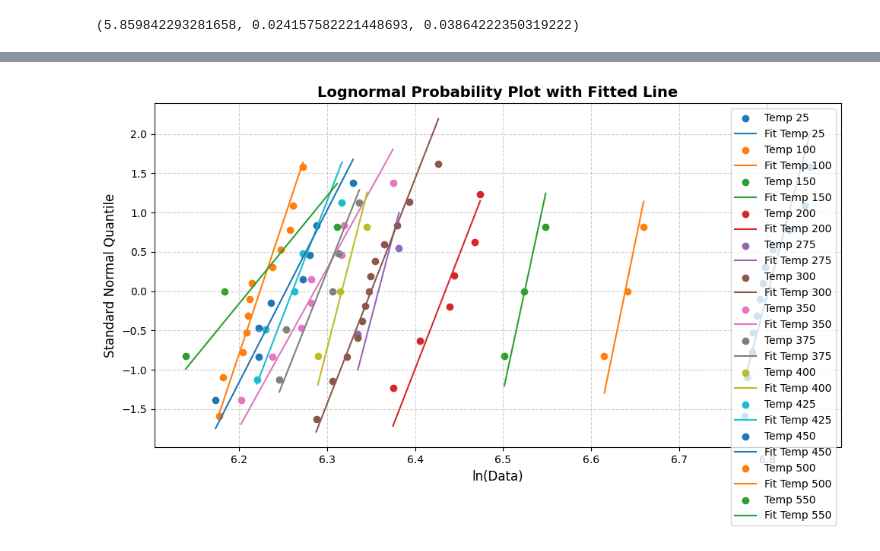
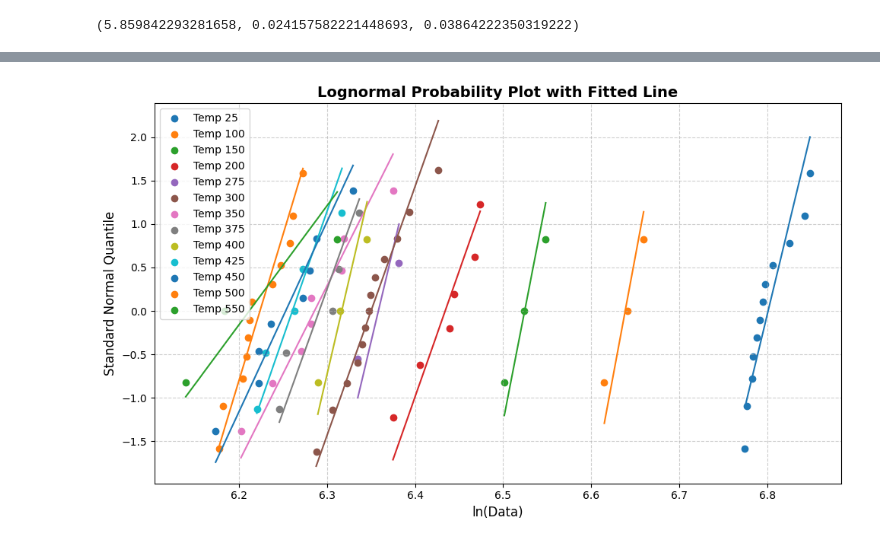
Before and after one commit to Mohit-coder-droid/Probabilistic-model, a Jupyter notebook: exp.ipynb, the cells around one changed output, grey strips where cells are left out. Cells and saved outputs as stored; diff of their text form; code cells hidden in the pictures.

```diff
--- a/exp.ipynb
+++ b/exp.ipynb
@@ -15,3 +35,23 @@ Y_values = df['Mpa'].values
+# %%
+def line_fit_plot(model):
+    plt.figure(figsize=(10, 6))
+
+    for temp in df_dict.keys():
+        data = df_dict[temp]["Mpa"].values
+        data = np.sort(data)
+
+        sigma_values, ln_sigma_values,sigma_fit_log, y_fit = model.transform(data)
+
+        plt.scatter(sigma_values, ln_sigma_values, label=f"Temp {temp}")
+        plt.plot(sigma_fit_log, y_fit, linestyle='-')
+
+    plt.title("Lognormal Probability Plot with Fitted Line", fontsize=14, fontweight="bold")
+    plt.xlabel("ln(Data)", fontsize=12)
+    plt.ylabel("Standard Normal Quantile", fontsize=12)
+    plt.grid(True, linestyle='--', alpha=0.6)
+    plt.legend(fontsize=10)
+    plt.tight_layout()
+    plt.show()
 # %% [markdown]
 ## Weibull Model
 # %%
@@ -29,21 +81,4 @@ lognormal.k, lognormal.m, lognormal.sigma
 # %%
-plt.figure(figsize=(10, 6))
-
-for temp in df_dict.keys():
-    data = df_dict[temp]["Mpa"].values
-    data = np.sort(data)
-
-    sigma_values, ln_sigma_values,sigma_fit_log, y_fit = lognormal.transform(data)
-
-    plt.scatter(sigma_values, ln_sigma_values, label=f"Temp {temp}")
-    plt.plot(sigma_fit_log, y_fit, linestyle='-', label=f"Fit Temp {temp}")
-
-plt.title("Lognormal Probability Plot with Fitted Line", fontsize=14, fontweight="bold")
-plt.xlabel("ln(Data)", fontsize=12)
-plt.ylabel("Standard Normal Quantile", fontsize=12)
-plt.grid(True, linestyle='--', alpha=0.6)
-plt.legend(fontsize=10)
-plt.tight_layout()
-plt.show()
+line_fit_plot(lognormal)
 # %% [output]
-[figure, old version]
+[figure, new version]
```
Also changed, not shown: parts of 23 cells of this notebook, 3 other files.
